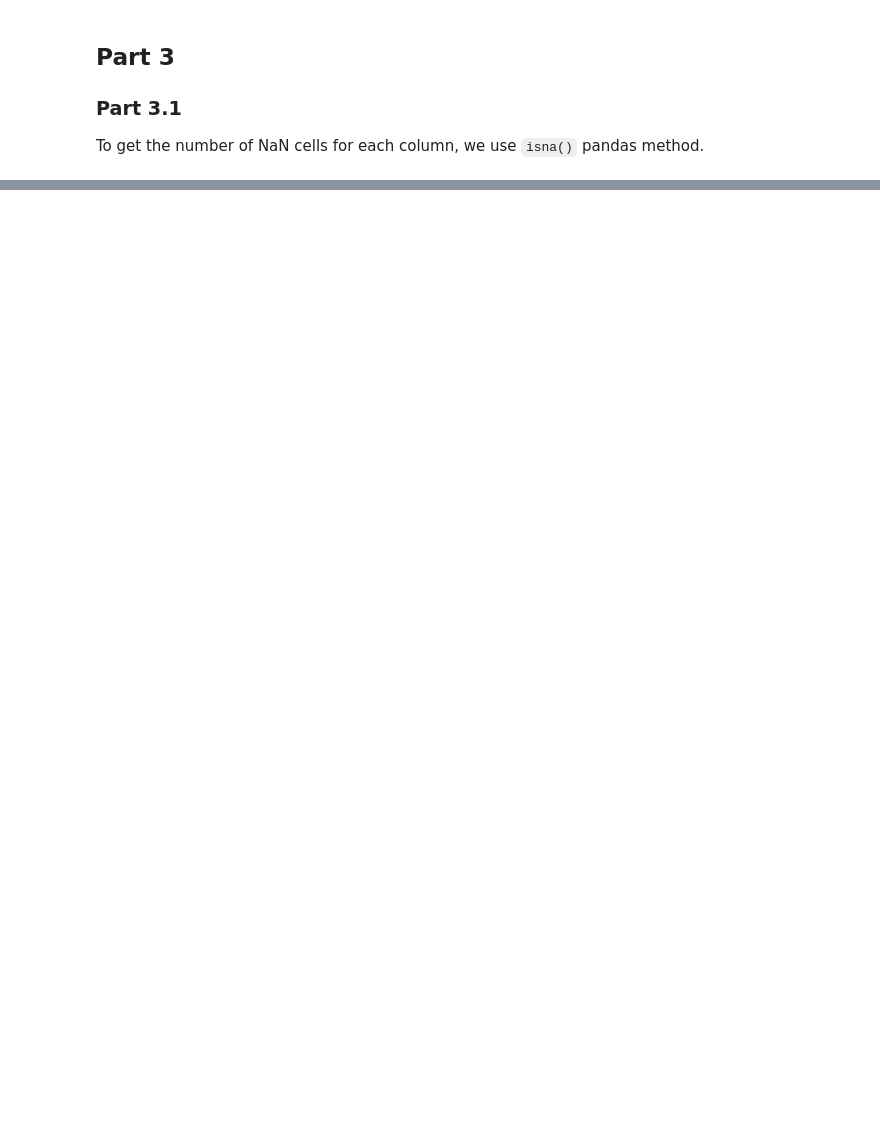
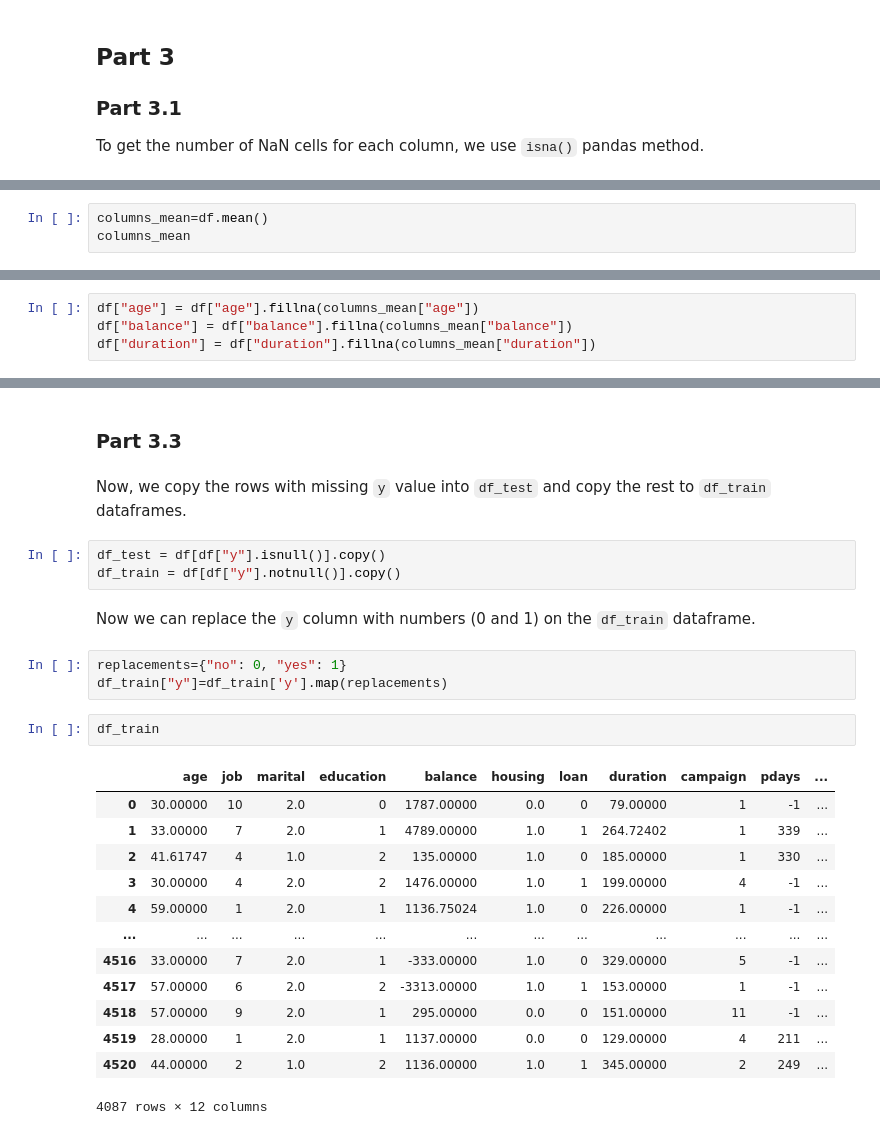
Before and after one commit to daniyalmaroufi/AI_Course, a Jupyter notebook: CA0/CA0.ipynb, the cells around one changed output, grey strips where cells are left out. Drawn from its saved outputs; the diff is of its cells as text; blank space fills up the shorter version.

Commit message:
added CA0 part 3

```diff
--- a/CA0/CA0.ipynb
+++ b/CA0/CA0.ipynb
@@ -178,0 +190,3 @@ dtype: int64
+# %%
+columns_mean=df.mean()
+columns_mean
@@ -178,0 +208,4 @@ dtype: int64
+# %%
+df["age"] = df["age"].fillna(columns_mean["age"])
+df["balance"] = df["balance"].fillna(columns_mean["balance"])
+df["duration"] = df["duration"].fillna(columns_mean["duration"])
@@ -178,0 +237,28 @@ dtype: int64
+# %% [markdown]
+### Part 3.3
+# %% [markdown]
+Now, we copy the rows with missing `y` value into `df_test` and copy the rest to `df_train` dataframes.
+# %%
+df_test = df[df["y"].isnull()].copy()
+df_train = df[df["y"].notnull()].copy()
+# %% [markdown]
+Now we can replace the `y` column with numbers (0 and 1) on the `df_train` dataframe.
+# %%
+replacements={"no": 0, "yes": 1}
+df_train["y"]=df_train['y'].map(replacements)
+# %%
+df_train
+# %% [output]
+|  | age | job | marital | education | balance | housing | loan | duration | campaign | pdays | ... |
+| 0 | 30.00000 | 10 | 2.0 | 0 | 1787.00000 | 0.0 | 0 | 79.00000 | 1 | -1 | ... |
+| 1 | 33.00000 | 7 | 2.0 | 1 | 4789.00000 | 1.0 | 1 | 264.72402 | 1 | 339 | ... |
+| 2 | 41.61747 | 4 | 1.0 | 2 | 135.00000 | 1.0 | 0 | 185.00000 | 1 | 330 | ... |
+| 3 | 30.00000 | 4 | 2.0 | 2 | 1476.00000 | 1.0 | 1 | 199.00000 | 4 | -1 | ... |
+| 4 | 59.00000 | 1 | 2.0 | 1 | 1136.75024 | 1.0 | 0 | 226.00000 | 1 | -1 | ... |
+| ... | ... | ... | ... | ... | ... | ... | ... | ... | ... | ... | ... |
+| 4516 | 33.00000 | 7 | 2.0 | 1 | -333.00000 | 1.0 | 0 | 329.00000 | 5 | -1 | ... |
+| 4517 | 57.00000 | 6 | 2.0 | 2 | -3313.00000 | 1.0 | 1 | 153.00000 | 1 | -1 | ... |
+| 4518 | 57.00000 | 9 | 2.0 | 1 | 295.00000 | 0.0 | 0 | 151.00000 | 11 | -1 | ... |
+| 4519 | 28.00000 | 1 | 2.0 | 1 | 1137.00000 | 0.0 | 0 | 129.00000 | 4 | 211 | ... |
+| 4520 | 44.00000 | 2 | 1.0 | 2 | 1136.00000 | 1.0 | 1 | 345.00000 | 2 | 249 | ... |
+4087 rows × 12 columns
```
Also changed, not shown: parts of 8 cells of this notebook.
